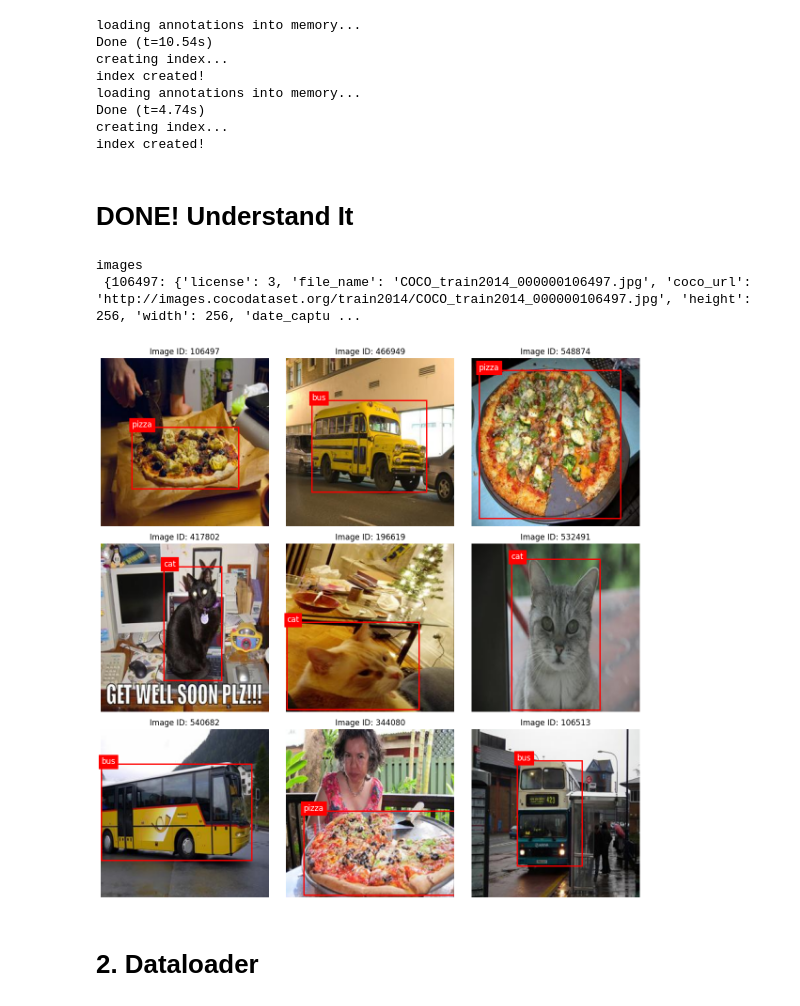
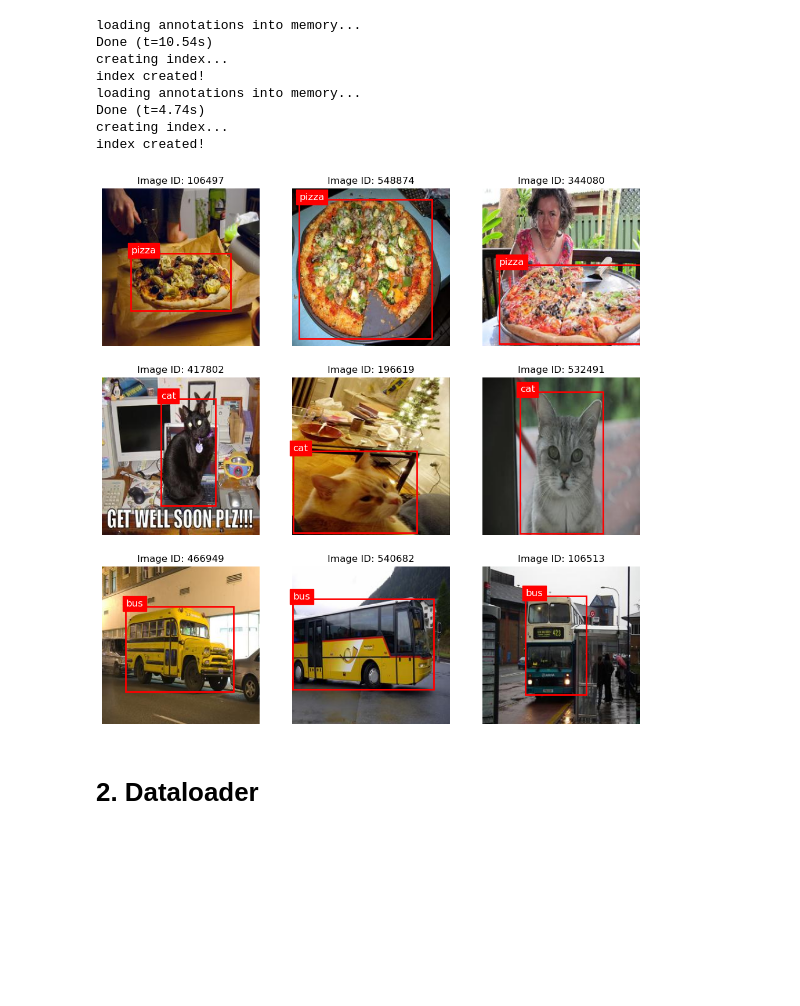
Before and after one commit to jung1230/Deep_Learning, a Jupyter notebook: HW7/HW7main.ipynb, the cells around one changed output. Cells and saved outputs as stored; diff of their text form; code cells hidden in the pictures; blank space fills up the shorter version.

```diff
--- a/HW7/HW7main.ipynb
+++ b/HW7/HW7main.ipynb
@@ -208,8 +208,6 @@ loading annotations into memory...
 Done (t=4.74s)
 creating index...
 index created!
-# %% [markdown]
-# DONE! Understand It
 # %%
 import os
 import json
@@ -225,79 +223,73 @@ def visualize_images(annotation_file, image_dir):
     # Build mappings for images and catID2name
     images = {img["id"]: img for img in data["images"]}
     cat_id_to_name = {cat["id"]: cat["name"] for cat in data["categories"]}
-    print("images\n",images) ## {466949: {'license': 1, 'file_name': 'COCO_train2014_000000466949.jpg', 'coco_url': 'http://images.cocodataset.org/train2014/COCO_train2014_000000466949.jpg', 'height': ....
-    print("cat_id_to_name\n",cat_id_to_name) ## {1: 'person', 2: 'bicycle', 3: 'car'...
+    # print("images\n",images) ## {466949: {'license': 1, 'file_name': 'COCO_train2014_000000466949.jpg', 'coco_url': 'http://images.cocodataset.org/train2014/COCO_train2014_000000466949.jpg', 'height': ....
+    # print("cat_id_to_name\n",cat_id_to_name) ## {1: 'person', 2: 'bicycle', 3: 'car'...
 
 
     target_categories = ["pizza", "cat", "bus"]
     # get their ID
-    cat_to_img_ids = {cat: set() for cat in target_categories} # set for avoiding duplicate
+    cat_to_img_ids = {cat: set() for cat in target_categories} # set for avoiding duplicate ## cat_to_img_ids = {'pizza': set(), 'cat': set(), 'bus': set()}
     for ann in data["annotations"]:
         cat_name = cat_id_to_name[ann["category_id"]]
         if cat_name in target_categories:
             cat_to_img_ids[cat_name].add(ann["image_id"])
 
-    # print(cat_to_img_ids) ## {'pizza': {106497, 548874, 344080, 90151, 516139,
-
-    # Select at least 3 unique images per category (if possible)
-    selected_ids = set()
+    # Select 3 images per category
+    selected_ids = []
     for cat in target_categories:
         count = 0
+        # print("\n\n",cat)
         for img_id in cat_to_img_ids[cat]:
+            # print("check",img_id)
             if img_id not in selected_ids:
-                selected_ids.add(img_id)
+                selected_ids.append(img_id)
+                # print("add",img_id)
                 count += 1
             if count == 3:
                 break
 
+    # print(selected_ids)
 
-    # Convert the selected image IDs to a list and take the first 9 for a 3x3 grid
-    selected_ids = list(selected_ids)[:9]
 
-    # Create the figure and axes for a 3x3 grid
+    # plot the 3x3 graph
     fig, axs = plt.subplots(3, 3, figsize=(12, 12))
     axs = axs.flatten()
-
-    # For each selected image, open it, plot it, and draw its bounding boxes
     for i, img_id in enumerate(selected_ids):
         img_info = images[img_id]
         img_path = os.path.join(image_dir, img_info["file_name"])
 
         # Open the image using PIL
         img = Image.open(img_path)
 
         axs[i].imshow(img)
         axs[i].axis("off")
 
         # For each annotation in the image, add a rectangle patch and label it with the category name
         for ann in data["annotations"]:
             if ann["image_id"] == img_id:
-                bbox = ann["bbox"]  # Format: [x, y, width, height]
+                bbox = ann["bbox"] # Format: [x, y, width, height]
 
                 # Create a rectangle patch for the bounding box
-                rect = Rectangle((bbox[0], bbox[1]), bbox[2], bbox[3],
-                                 fill=False, edgecolor='red', linewidth=2)
+                rect = Rectangle((bbox[0], bbox[1]), bbox[2], bbox[3], fill=False, edgecolor='red', linewidth=2)
                 axs[i].add_patch(rect)
 
                 # Add the category name label at the top-left corner of the bounding box
                 cat_name = cat_id_to_name[ann["category_id"]]
                 axs[i].text(bbox[0], bbox[1], cat_name,fontsize=12, color='white', backgroundcolor='red')
 
         axs[i].set_title(f"Image ID: {img_id}")
 
-    plt.tight_layout()
     plt.show()
 
 
 
 updated_annotation_file = "./../data/annotations/instances_train2014.json"
 resized_image_dir = "./../data/Multi-instance_images_from_COCO(HW7)/train"
 
 visualize_images(updated_annotation_file, resized_image_dir)
 # %% [output]
-images
- {106497: {'license': 3, 'file_name': 'COCO_train2014_000000106497.jpg', 'coco_url': 'http://images.cocodataset.org/train2014/COCO_train2014_000000106497.jpg', 'height': 256, 'width': 256, 'date_captu ...
-[figure, old version]
+[figure, new version]
 # %% [markdown]
 # 2. Dataloader
 # %% [markdown]
```
